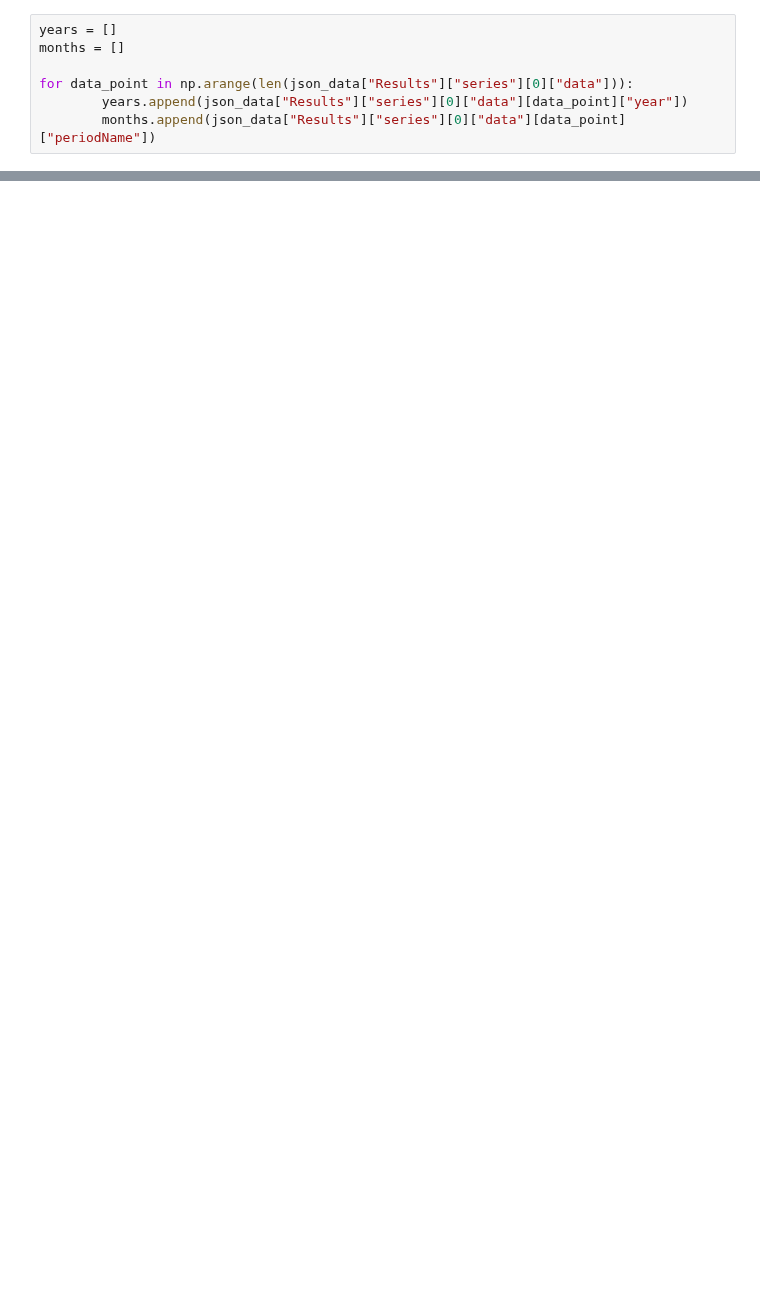
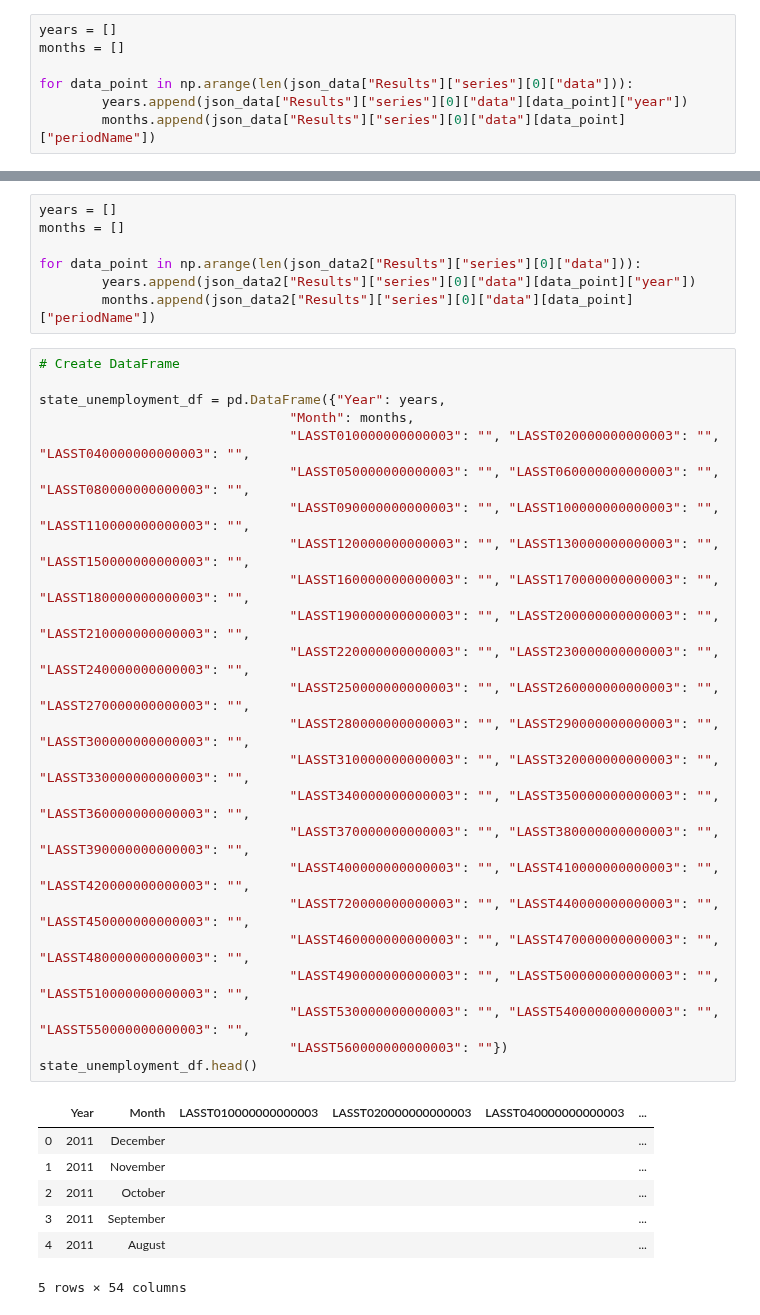
Before and after one commit to jasmine73317/Project-1_Unemployment_data, a Jupyter notebook: cleaning_data.ipynb, the cells around one changed output, grey strips where cells are left out. Cells and saved outputs as stored; diff of their text form; blank space fills up the shorter version.

```diff
--- a/cleaning_data.ipynb
+++ b/cleaning_data.ipynb
@@ -118,0 +223,39 @@ unemployment_df
+# %%
+years = []
+months = []
+
+for data_point in np.arange(len(json_data2["Results"]["series"][0]["data"])):
+        years.append(json_data2["Results"]["series"][0]["data"][data_point]["year"])
+        months.append(json_data2["Results"]["series"][0]["data"][data_point]["periodName"])
+# %%
+# Create DataFrame
+
+state_unemployment_df = pd.DataFrame({"Year": years,
+                                "Month": months,
+                                "LASST010000000000003": "", "LASST020000000000003": "", "LASST040000000000003": "",
+                                "LASST050000000000003": "", "LASST060000000000003": "", "LASST080000000000003": "",
+                                "LASST090000000000003": "", "LASST100000000000003": "", "LASST110000000000003": "",
+                                "LASST120000000000003": "", "LASST130000000000003": "", "LASST150000000000003": "",
+                                "LASST160000000000003": "", "LASST170000000000003": "", "LASST180000000000003": "",
+                                "LASST190000000000003": "", "LASST200000000000003": "", "LASST210000000000003": "",
+                                "LASST220000000000003": "", "LASST230000000000003": "", "LASST240000000000003": "",
+                                "LASST250000000000003": "", "LASST260000000000003": "", "LASST270000000000003": "",
+                                "LASST280000000000003": "", "LASST290000000000003": "", "LASST300000000000003": "",
+                                "LASST310000000000003": "", "LASST320000000000003": "", "LASST330000000000003": "",
+                                "LASST340000000000003": "", "LASST350000000000003": "", "LASST360000000000003": "",
+                                "LASST370000000000003": "", "LASST380000000000003": "", "LASST390000000000003": "",
+                                "LASST400000000000003": "", "LASST410000000000003": "", "LASST420000000000003": "",
+                                "LASST720000000000003": "", "LASST440000000000003": "", "LASST450000000000003": "",
+                                "LASST460000000000003": "", "LASST470000000000003": "", "LASST480000000000003": "",
+                                "LASST490000000000003": "", "LASST500000000000003": "", "LASST510000000000003": "",
+                                "LASST530000000000003": "", "LASST540000000000003": "", "LASST550000000000003": "",
+                                "LASST560000000000003": ""})
+state_unemployment_df.head()
+# %% [output]
+|  | Year | Month | LASST010000000000003 | LASST020000000000003 | LASST040000000000003 | ... |
+| 0 | 2011 | December |  |  |  | ... |
+| 1 | 2011 | November |  |  |  | ... |
+| 2 | 2011 | October |  |  |  | ... |
+| 3 | 2011 | September |  |  |  | ... |
+| 4 | 2011 | August |  |  |  | ... |
+5 rows × 54 columns
```
Also changed, not shown: parts of 10 cells of this notebook, 1 other file.
